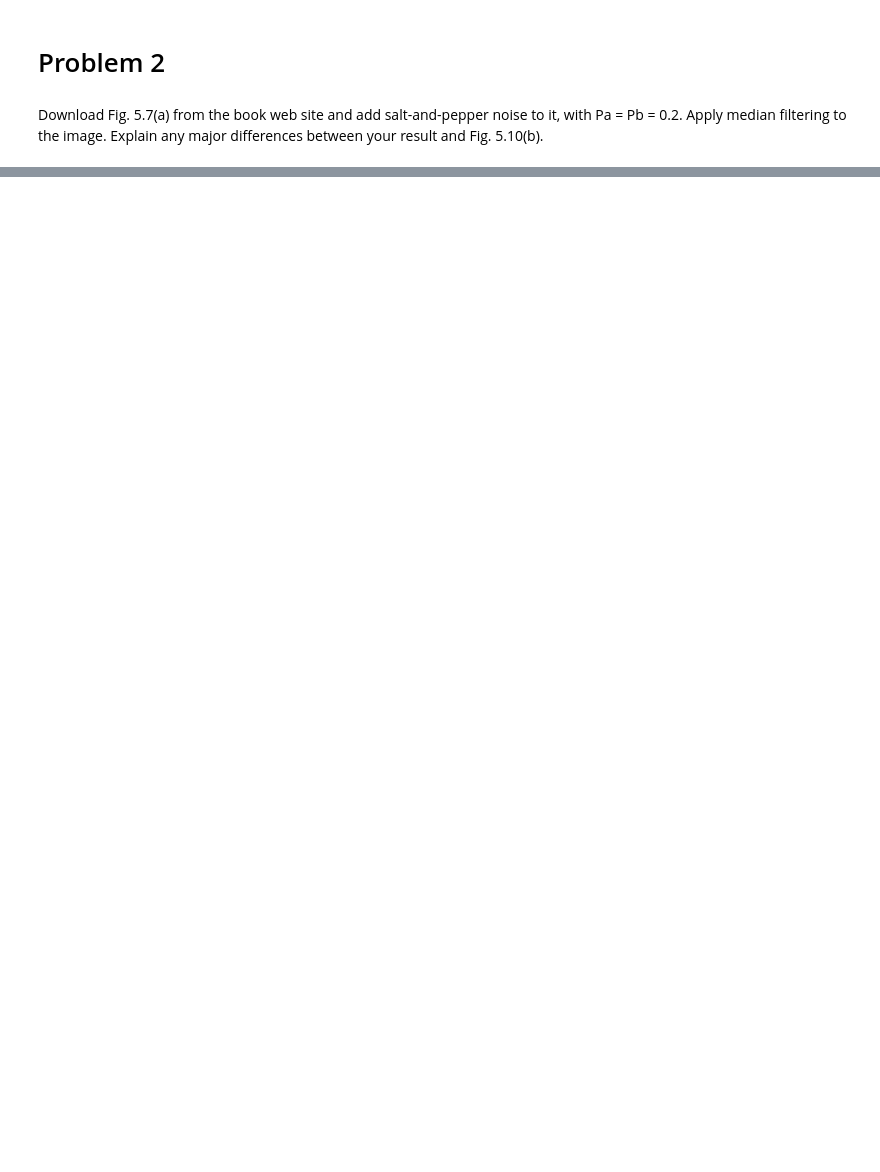
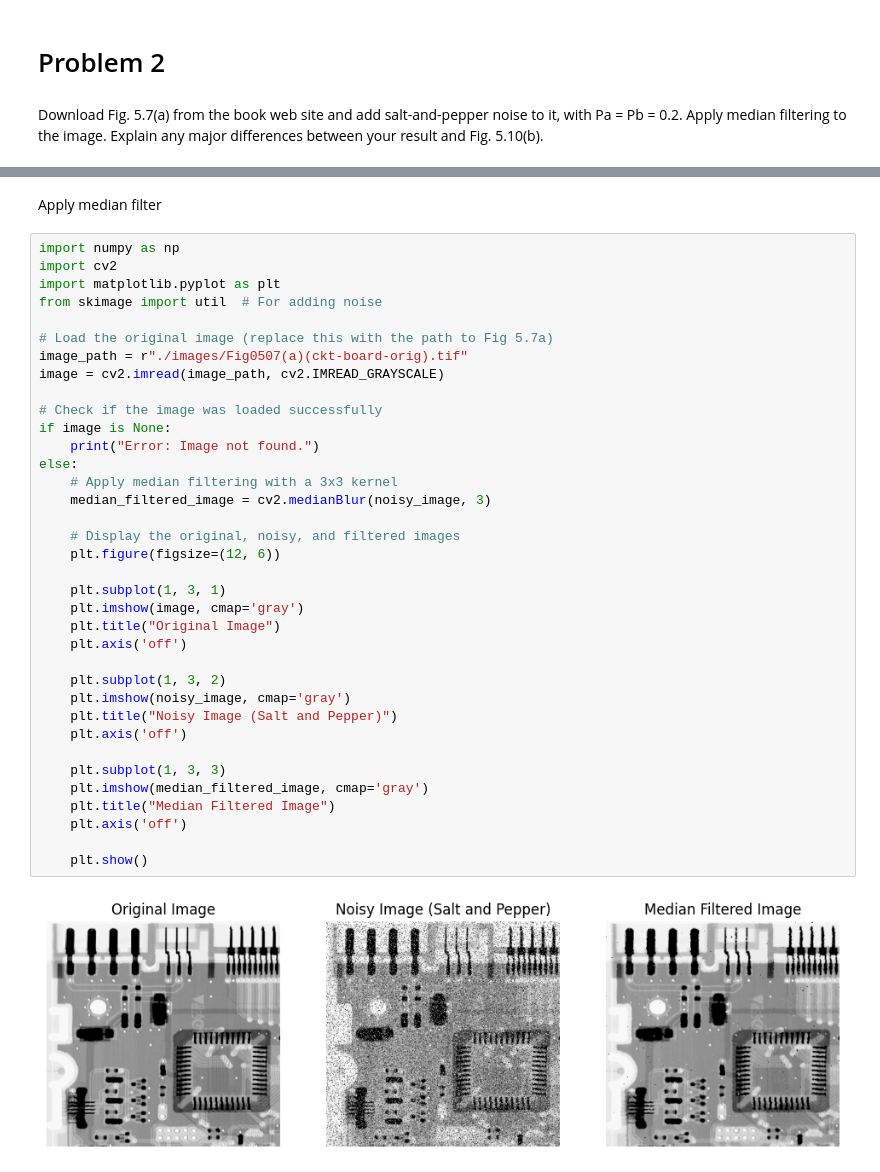
Before and after one commit to Esmtra/Master-s-Degree-Courses, a Jupyter notebook: CSE-617/Assignment2/Assignment2.ipynb, the cells around one changed output, grey strips where cells are left out. Saved outputs shown, nothing was run; the diff lists cells and outputs as text; blank space fills up the shorter version.

```diff
--- a/CSE-617/Assignment2/Assignment2.ipynb
+++ b/CSE-617/Assignment2/Assignment2.ipynb
@@ -114,0 +143,40 @@ differences between your result and Fig. 5.10(b).
+# %% [markdown]
+Apply median filter
+# %%
+import numpy as np
+import cv2
+import matplotlib.pyplot as plt
+from skimage import util  # For adding noise
+
+# Load the original image (replace this with the path to Fig 5.7a)
+image_path = r"./images/Fig0507(a)(ckt-board-orig).tif"
+image = cv2.imread(image_path, cv2.IMREAD_GRAYSCALE)
+
+# Check if the image was loaded successfully
+if image is None:
+    print("Error: Image not found.")
+else:
+    # Apply median filtering with a 3x3 kernel
+    median_filtered_image = cv2.medianBlur(noisy_image, 3)
+
+    # Display the original, noisy, and filtered images
+    plt.figure(figsize=(12, 6))
+
+    plt.subplot(1, 3, 1)
+    plt.imshow(image, cmap='gray')
+    plt.title("Original Image")
+    plt.axis('off')
+
+    plt.subplot(1, 3, 2)
+    plt.imshow(noisy_image, cmap='gray')
+    plt.title("Noisy Image (Salt and Pepper)")
+    plt.axis('off')
+
+    plt.subplot(1, 3, 3)
+    plt.imshow(median_filtered_image, cmap='gray')
+    plt.title("Median Filtered Image")
+    plt.axis('off')
+
+    plt.show()
+# %% [output]
+[figure, added]
```
Also changed, not shown: parts of 9 cells of this notebook.
